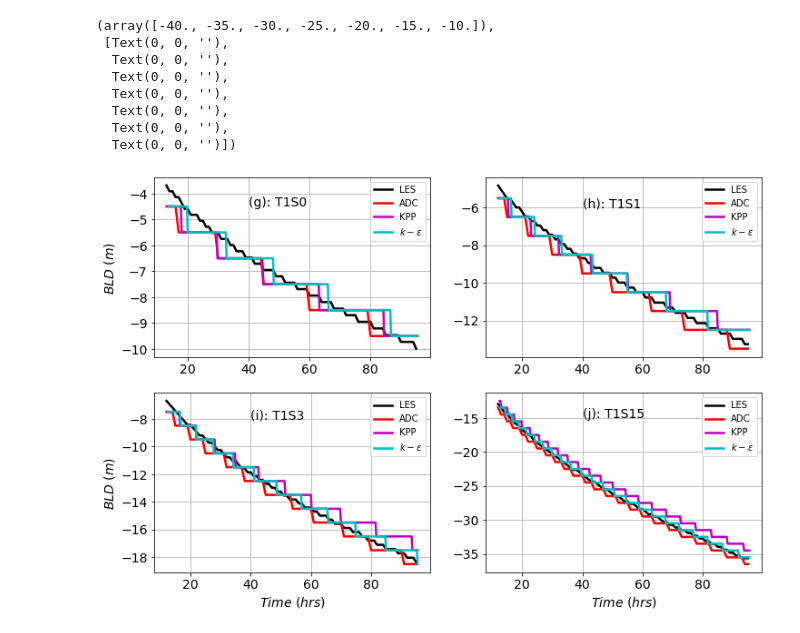
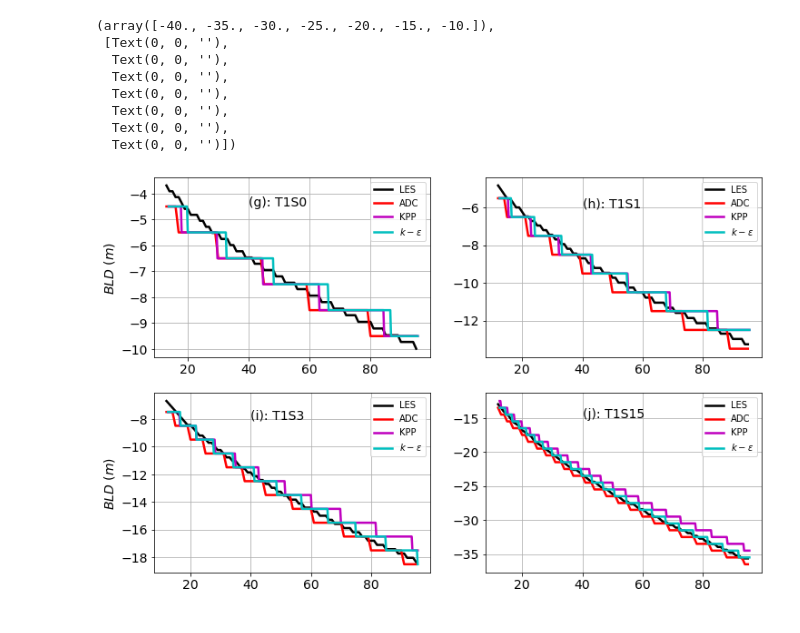
Before and after one commit to ChanJeunlam/cvmix_analysis_1, a Jupyter notebook: BLD_Cooling_eva_t1s.ipynb, the cells around one changed output. Cells and saved outputs as stored; diff of their text form; code cells hidden in the pictures.

```diff
--- a/BLD_Cooling_eva_t1s.ipynb
+++ b/BLD_Cooling_eva_t1s.ipynb
@@ -450,7 +450,7 @@ for i in np.arange(len(N2[:,0])):
     indx=N2[i,:].argmax()
     bld[i]=z[0,indx,0,0]
 
-bld_c1_1m_ke=bld; time_c1_1m_ke=np.arange(len(bld))
+bld_t1s0_1m_ke=bld; time_t1s0_1m_ke=np.arange(len(bld))
 
 
 pathles="/Users/amrapallig/run/cvmix_analysis/les/K-EPSILON-SG/VR1m/T1S1/"
@@ -464,7 +464,7 @@ for i in np.arange(len(N2[:,0])):
     indx=N2[i,:].argmax()
     bld[i]=z[0,indx,0,0]
 
-bld_c2_1m_ke=bld; time_c2_1m_ke=np.arange(len(bld))
+bld_t1s1_1m_ke=bld; time_t1s1_1m_ke=np.arange(len(bld))
 
 pathles="/Users/amrapallig/run/cvmix_analysis/les/K-EPSILON-SG/VR1m/T1S3/"
 lesc1= Dataset(pathles+"gotm_out.nc", mode='r')
@@ -476,7 +476,7 @@ bld=np.zeros(len(N2[:,0]))
 for i in np.arange(len(N2[:,0])):
     indx=N2[i,:].argmax()
     bld[i]=z[0,indx,0,0]
-bld_c4_1m_ke=bld; time_c4_1m_ke=np.arange(len(bld))
+bld_t1s3_1m_ke=bld; time_t1s3_1m_ke=np.arange(len(bld))
 
 pathles="/Users/amrapallig/run/cvmix_analysis/les/K-EPSILON-SG/VR1m/T1S15/"
 lesc1= Dataset(pathles+"gotm_out.nc", mode='r')
@@ -489,7 +489,7 @@ for i in np.arange(len(N2[:,0])):
     indx=N2[i,:].argmax()
     bld[i]=z[0,indx,0,0]
 
-bld_c16_1m_ke=bld; time_c16_1m_ke=np.arange(len(bld))
+bld_t1s15_1m_ke=bld; time_t1s15_1m_ke=np.arange(len(bld))
 
 
 ### Kpp  myfile='/usr/projects/climate/amrapallig/cvmix_test/forward/output/KPP-CVMix/VR10m/Cooling1/gotm_out.nc'
@@ -504,7 +504,7 @@ for i in np.arange(len(N2[:,0])):
     indx=N2[i,:].argmax()
     bld[i]=z[0,indx,0,0]
 
-bld_c1_1m_kpp=bld; time_c1_1m_kpp=np.arange(len(bld))
+bld_t1s0_1m_kpp=bld; time_t1s0_1m_kpp=np.arange(len(bld))
 
 pathles="/Users/amrapallig/run/cvmix_analysis/les/KPP-CVMix/VR1m/T1S1/"
 lesc1= Dataset(pathles+"gotm_out.nc", mode='r')
@@ -517,7 +517,7 @@ for i in np.arange(len(N2[:,0])):
     indx=N2[i,:].argmax()
     bld[i]=z[0,indx,0,0]
 
-bld_c2_1m_kpp=bld; time_c2_1m_kpp=np.arange(len(bld))
+bld_t1s1_1m_kpp=bld; time_t1s1_1m_kpp=np.arange(len(bld))
 
 pathles="/Users/amrapallig/run/cvmix_analysis/les/KPP-CVMix/VR1m/T1S3/"
 lesc1= Dataset(pathles+"gotm_out.nc", mode='r')
@@ -530,7 +530,7 @@ for i in np.arange(len(N2[:,0])):
     indx=N2[i,:].argmax()
     bld[i]=z[0,indx,0,0]
 
-bld_c4_1m_kpp=bld; time_c4_1m_kpp=np.arange(len(bld))
+bld_t1s3_1m_kpp=bld; time_t1s3_1m_kpp=np.arange(len(bld))
 
 pathles="/Users/amrapallig/run/cvmix_analysis/les/KPP-CVMix/VR1m/T1S15/"
 lesc1= Dataset(pathles+"gotm_out.nc", mode='r')
@@ -543,7 +543,7 @@ for i in np.arange(len(N2[:,0])):
     indx=N2[i,:].argmax()
     bld[i]=z[0,indx,0,0]
 
-bld_c16_1m_kpp=bld; time_c16_1m_kpp=np.arange(len(bld))
+bld_t1s15_1m_kpp=bld; time_t1s15_1m_kpp=np.arange(len(bld))
 
 #### les
 d2=24*4
@@ -559,7 +559,7 @@ for i in np.arange(len(N2[:,0])):
     indx=N2[i,:].argmax()
     bld[i]=zm[indx]
 
-bld_c1_les=bld; time_c1_les=np.arange(len(bld))
+bld_t1s0_les=bld; time_t1s0_les=np.arange(len(bld))
 
 lesc1= Dataset(pathles+"les/T1S1.nc", mode='r')
 temp=lesc1.variables['temp'];salt=lesc1.variables['salt']; zm=lesc1.variables['zm']; time=lesc1.variables['Time']
@@ -571,7 +571,7 @@ for i in np.arange(len(N2[:,0])):
     indx=N2[i,:].argmax()
     bld[i]=zm[indx]
 
-bld_c2_les=bld; time_c2_les=np.arange(len(bld))
+bld_t1s1_les=bld; time_t1s1_les=np.arange(len(bld))
 
 lesc1= Dataset(pathles+"les/t1S3.nc", mode='r')
 temp=lesc1.variables['temp'];salt=lesc1.variables['salt']; zm=lesc1.variables['zm']; time=lesc1.variables['Time']
@@ -583,7 +583,7 @@ for i in np.arange(len(N2[:,0])):
     indx=N2[i,:].argmax()
     bld[i]=zm[indx]
 
-bld_c4_les=bld; time_c4_les=np.arange(len(bld))
+bld_t1s3_les=bld; time_t1s3_les=np.arange(len(bld))
 
 lesc1= Dataset(pathles+"les/T1S15.nc", mode='r')
 temp=lesc1.variables['temp'];salt=lesc1.variables['salt']; zm=lesc1.variables['zm']; time=lesc1.variables['Time']
@@ -595,7 +595,7 @@ for i in np.arange(len(N2[:,0])):
     indx=N2[i,:].argmax()
     bld[i]=zm[indx]
 
-bld_c16_les=bld; time_c16_les=np.arange(len(bld))
+bld_t1s15_les=bld; time_t1s15_les=np.arange(len(bld))
 
 
 #### adc
@@ -612,7 +612,7 @@ for i in np.arange(len(N2[:,0])):
     indx=N2[i,:50].argmax()
     bld[i]=zm[0,0,indx]
 
-bld_c1_1m_adc=bld; time_c1_1m_adc=np.arange(len(bld))
+bld_t1s0_1m_adc=bld; time_t1s0_1m_adc=np.arange(len(bld))
 
 fh_1m=Dataset(path+'output.0001-01-01_00.00_t1s1_1m_test2.nc', mode='r')
 mfc1_1m = Dataset(path+'adcTurbulenceArrays_t1s1_1m_test2.nc', mode='r')
@@ -624,7 +624,7 @@ bld=np.zeros(len(N2[:,0]))
 for i in np.arange(len(N2[:,0])):
     indx=N2[i,:].argmax()
     bld[i]=zm[0,0,indx]
-bld_c2_1m_adc=bld; time_c2_1m_adc=np.arange(len(bld))
+bld_t1s1_1m_adc=bld; time_t1s1_1m_adc=np.arange(len(bld))
 
 fh_1m=Dataset(path+'output.0001-01-01_00.00_t1s3_1m_test2.nc', mode='r')
 mfc1_1m = Dataset(path+'adcTurbulenceArrays_t1s3_1m_test2.nc', mode='r')
@@ -637,7 +637,7 @@ for i in np.arange(len(N2[:,0])):
     indx=N2[i,:].argmax()
     bld[i]=zm[0,0,indx]
 
-bld_c4_1m_adc=bld; time_c4_1m_adc=np.arange(len(bld))
+bld_t1s3_1m_adc=bld; time_t1s3_1m_adc=np.arange(len(bld))
 
 fh_1m=Dataset(path+'output.0001-01-01_00.00_t1s15_1m_test2_dtp5.nc', mode='r')
 mfc1_1m = Dataset(path+'adcTurbulenceArrays_t1s15_1m_test2_dtp5.nc', mode='r')
@@ -650,7 +650,7 @@ for i in np.arange(len(N2[:,0])):
     indx=N2[i,:].argmax()
     bld[i]=zm[0,0,indx]
 
-bld_c16_1m_adc=bld; time_c16_1m_adc=np.arange(len(bld))
+bld_t1s15_1m_adc=bld; time_t1s15_1m_adc=np.arange(len(bld))
 
 
 
@@ -659,10 +659,10 @@ fig= plt.figure(figsize=(12,8))
 
 plt.subplot(221)
 
-plt.plot(time_c1_les[13:],bld_c1_les[13:],'k',linewidth=2.5)
-plt.plot(time_c1_1m_adc[13:],bld_c1_1m_adc[13:],'r',linewidth=2.5)
-plt.plot(time_c1_1m_kpp[55:]*900/3600,bld_c1_1m_kpp[55:],'m',linewidth=2.5)
-plt.plot(time_c1_1m_ke[55:]*900/3600,bld_c1_1m_ke[55:],'c',linewidth=2.5)
+plt.plot(time_t1s0_les[13:],bld_t1s0_les[13:],'k',linewidth=2.5)
+plt.plot(time_t1s0_1m_adc[13:],bld_t1s0_1m_adc[13:],'r',linewidth=2.5)
+plt.plot(time_t1s0_1m_kpp[55:]*900/3600,bld_t1s0_1m_kpp[55:],'m',linewidth=2.5)
+plt.plot(time_t1s0_1m_ke[55:]*900/3600,bld_t1s0_1m_ke[55:],'c',linewidth=2.5)
 
 #plt.xlabel('$Time$ $(hrs)$',fontsize=14)
 plt.ylabel('$BLD$ $(m)$ ',fontsize=14)
@@ -676,10 +676,10 @@ plt.yticks(fontsize=14)
 
 plt.subplot(222)
 
-plt.plot(time_c2_les[12:],bld_c2_les[12:],'k',linewidth=2.5)
-plt.plot(time_c2_1m_adc[12:],bld_c2_1m_adc[12:],'r',linewidth=2.5)
-plt.plot(time_c2_1m_kpp[50:]*900/3600,bld_c2_1m_kpp[50:],'m',linewidth=2.5)
-plt.plot(time_c2_1m_ke[50:]*900/3600,bld_c2_1m_ke[50:],'c',linewidth=2.5)
+plt.plot(time_t1s1_les[12:],bld_t1s1_les[12:],'k',linewidth=2.5)
+plt.plot(time_t1s1_1m_adc[12:],bld_t1s1_1m_adc[12:],'r',linewidth=2.5)
+plt.plot(time_t1s1_1m_kpp[50:]*900/3600,bld_t1s1_1m_kpp[50:],'m',linewidth=2.5)
+plt.plot(time_t1s1_1m_ke[50:]*900/3600,bld_t1s1_1m_ke[50:],'c',linewidth=2.5)
 
 #plt.xlabel('$Time$ $(hrs)$',fontsize=14)
 #plt.ylabel('$BLD$ $(m)$  $@ max(N^2)$',fontsize=14)
@@ -692,41 +692,41 @@ plt.yticks(fontsize=14)
 
 
 plt.subplot(223)
-plt.plot(time_c4_les[12:],bld_c4_les[12:],'k',linewidth=2.5)
-plt.plot(time_c4_1m_adc[12:],bld_c4_1m_adc[12:],'r',linewidth=2.5)
-plt.plot(time_c4_1m_kpp[50:]*900/3600,bld_c4_1m_kpp[50:],'m',linewidth=2.5)
-plt.plot(time_c4_1m_ke[50:]*900/3600,bld_c4_1m_ke[50:],'c',linewidth=2.5)
+plt.plot(time_t1s3_les[12:],bld_t1s3_les[12:],'k',linewidth=2.5)
+plt.plot(time_t1s3_1m_adc[12:],bld_t1s3_1m_adc[12:],'r',linewidth=2.5)
+plt.plot(time_t1s3_1m_kpp[50:]*900/3600,bld_t1s3_1m_kpp[50:],'m',linewidth=2.5)
+plt.plot(time_t1s3_1m_ke[50:]*900/3600,bld_t1s3_1m_ke[50:],'c',linewidth=2.5)
 
-plt.xlabel('$Time$ $(hrs)$',fontsize=14)
+#plt.xlabel('$Time$ $(hrs)$',fontsize=14)
 plt.ylabel('$BLD$ $(m)$ ',fontsize=14)
 plt.grid()
 plt.legend(["LES","ADC","KPP","$k-\epsilon$"])
 plt.text(40,-8,"(i): T1S3", fontsize=14)
 plt.xticks(fontsize=14)
 plt.yticks(fontsize=14)
 
 
 plt.subplot(224)
 
-plt.plot(time_c16_les[12:],bld_c16_les[12:],'k',linewidth=2.5)
-plt.plot(time_c16_1m_adc[12:],bld_c16_1m_adc[12:],'r',linewidth=2.5)
-plt.plot(time_c16_1m_kpp[50:]*900/3600,bld_c16_1m_kpp[50:],'m',linewidth=2.5)
-plt.plot(time_c16_1m_ke[50:]*900/3600,bld_c16_1m_ke[50:],'c',linewidth=2.5)
+plt.plot(time_t1s15_les[12:],bld_t1s15_les[12:],'k',linewidth=2.5)
+plt.plot(time_t1s15_1m_adc[12:],bld_t1s15_1m_adc[12:],'r',linewidth=2.5)
+plt.plot(time_t1s15_1m_kpp[50:]*900/3600,bld_t1s15_1m_kpp[50:],'m',linewidth=2.5)
+plt.plot(time_t1s15_1m_ke[50:]*900/3600,bld_t1s15_1m_ke[50:],'c',linewidth=2.5)
 
-plt.xlabel('$Time$ $(hrs)$',fontsize=14)
+#plt.xlabel('$Time$ $(hrs)$',fontsize=14)
 #plt.ylabel('$BLD$ $(m)$  $@ max(N^2)$',fontsize=14)
 plt.grid()
 plt.legend(["LES","ADC","KPP","$k-\epsilon$"])
 plt.text(40,-15,"(j): T1S15", fontsize=14)
 plt.xticks(fontsize=14)
 plt.yticks(fontsize=14)
 # %% [output]
 (array([-40., -35., -30., -25., -20., -15., -10.]),
  [Text(0, 0, ''),
   Text(0, 0, ''),
   Text(0, 0, ''),
   Text(0, 0, ''),
   Text(0, 0, ''),
   Text(0, 0, ''),
   Text(0, 0, '')])
-[figure, old version]
+[figure, new version]
```
Also changed, not shown: parts of 4 cells of this notebook, 6 other files.
